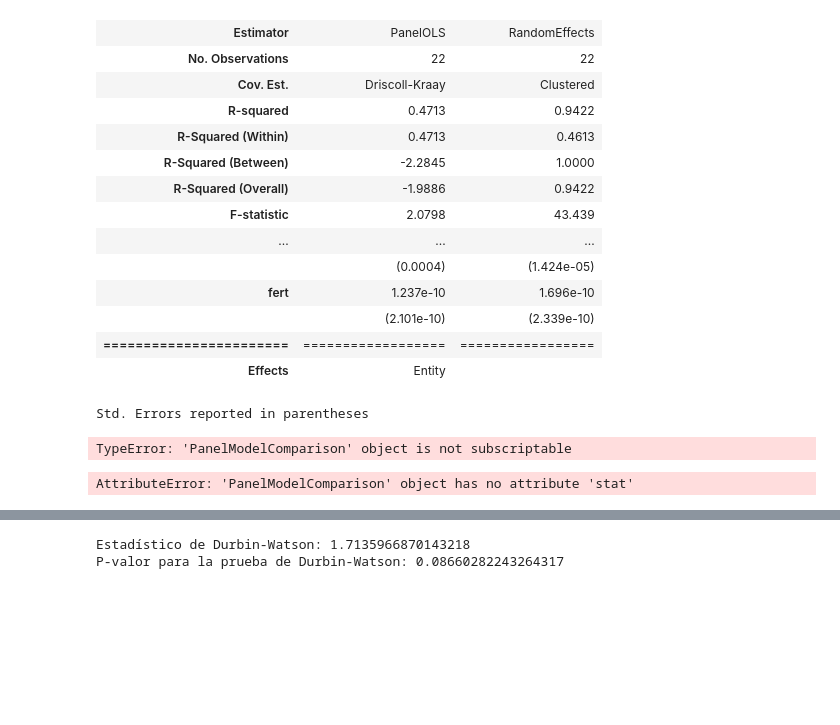
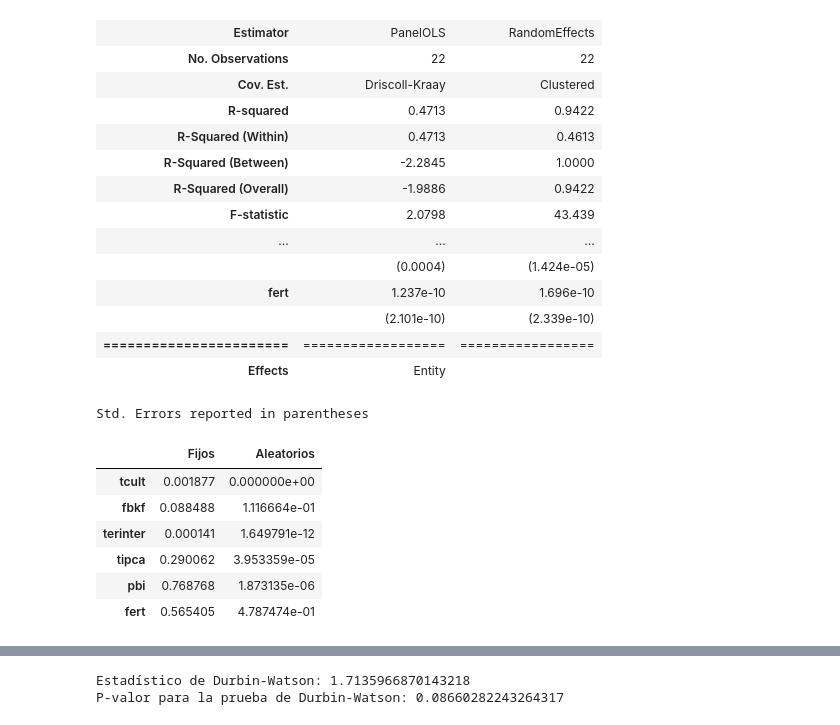
Before and after one commit to Egeekle/Metodologia-de-la-Investigacion-Data-Panel, a Jupyter notebook: Tesisss.ipynb, the cells around one changed output, grey strips where cells are left out. Cells and saved outputs as stored; diff of their text form; code cells hidden in the pictures; blank space fills up the shorter version.

```diff
--- a/Tesisss.ipynb
+++ b/Tesisss.ipynb
@@ -157,7 +191,7 @@ P-value: 0.7077
 Distribution: F(1,14)
 Included effects: Entity
 # %%
-model_fe = sm.OLS(country['cmer'], sm.add_constant(country[['tcult', 'fbkf', 'terinter', 'tipca', 'pbi', 'fert']])).fit(cov_type='cluster', cov_kwds={'groups': country.index.get_level_values(0)})
+'''model_fe = sm.OLS(country['cmer'], sm.add_constant(country[['tcult', 'fbkf', 'terinter', 'tipca', 'pbi', 'fert']])).fit(cov_type='cluster', cov_kwds={'groups': country.index.get_level_values(0)})
 print("Modelo de Efectos Fijos:")
-print(model_fe.summary())
+print(model_fe.summary())'''
 # %% [output]
@@ -235,15 +290,12 @@ Model Comparison
 Std. Errors reported in parentheses
 # %%
 hausman_test = compare({'Fijos': model_fe, 'Aleatorios': model_re}, precision='std_errors')
-print("Estadístico de la prueba de Hausman:", hausman_test['chi2'][0])
-print("Valor p de la prueba de Hausman:", hausman_test['p_value'][0])
+hausman_test.pvalues
 # %% [output]
-TypeError: 'PanelModelComparison' object is not subscriptable
+|  | Fijos | Aleatorios |
+| tcult | 0.001877 | 0.000000e+00 |
+| fbkf | 0.088488 | 1.116664e-01 |
+| terinter | 0.000141 | 1.649791e-12 |
+| tipca | 0.290062 | 3.953359e-05 |
+| pbi | 0.768768 | 1.873135e-06 |
+| fert | 0.565405 | 4.787474e-01 |
-# %%
-hausman_test = compare({'Fijos': model_fe, 'Aleatorios': model_re})
-hausman_test._precision
-
-print("Estadístico de la prueba de Hausman:", hausman_test.stat)
-print("Valor p de la prueba de Hausman:", hausman_test)
-# %% [output]
-AttributeError: 'PanelModelComparison' object has no attribute 'stat'
```
Also changed, not shown: parts of 11 cells of this notebook, 1 other file.
